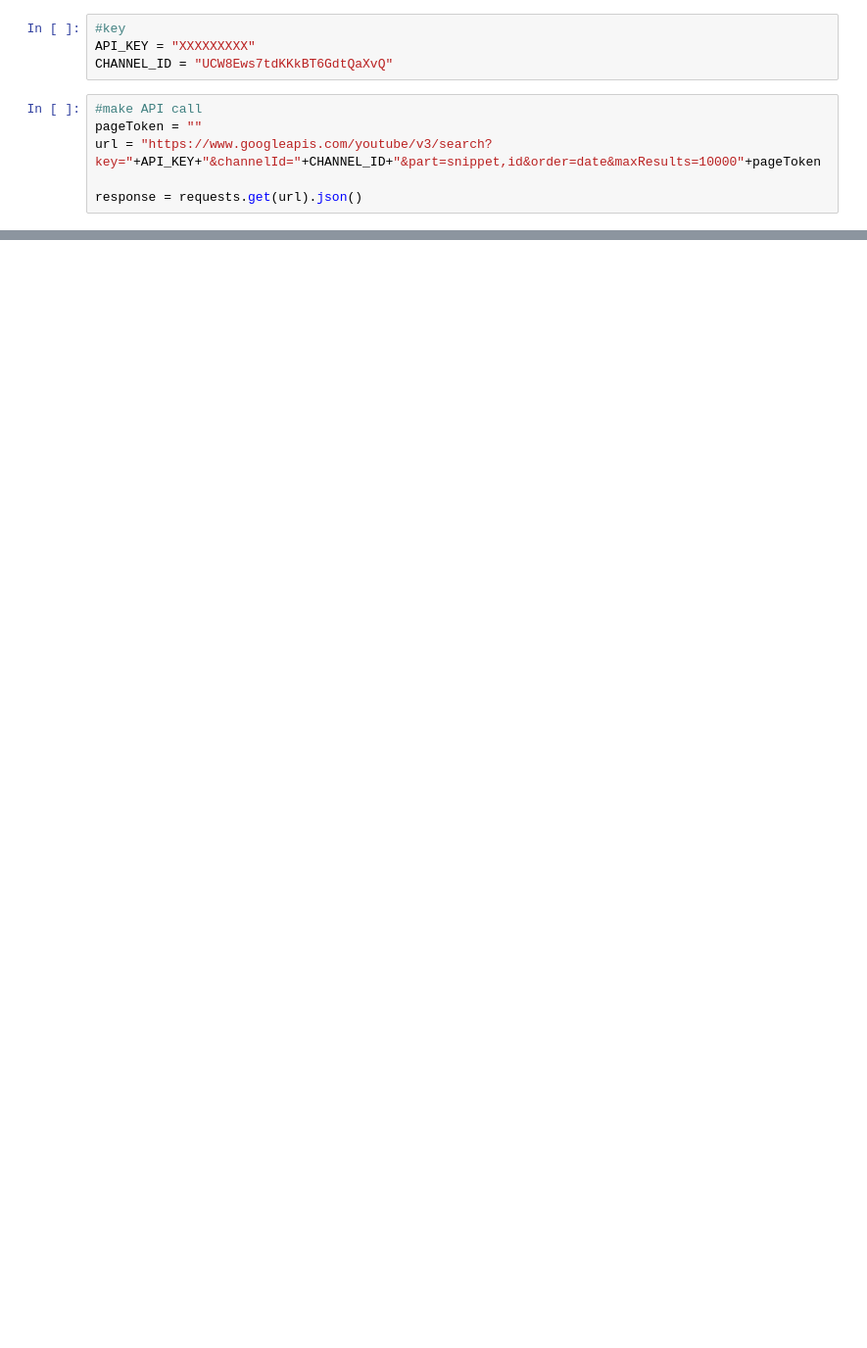
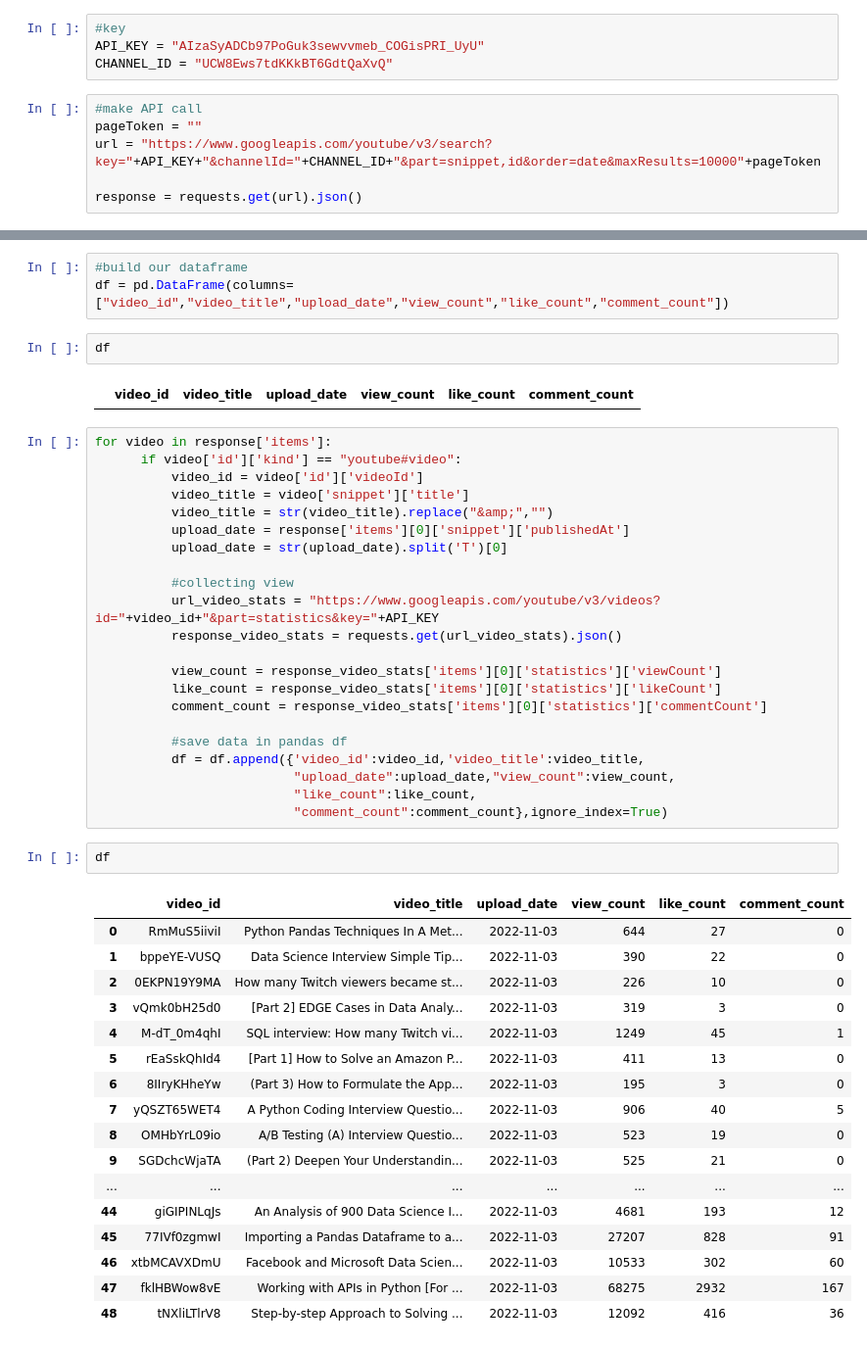
Before and after one commit to NWOYESTEPEHN/api-youtube-, a Jupyter notebook: Untitled2.ipynb, the cells around one changed output, grey strips where cells are left out. Shown at 98% size. Cells and saved outputs as stored; diff of their text form; blank space fills up the shorter version.

```diff
--- a/Untitled2.ipynb
+++ b/Untitled2.ipynb
@@ -7,7 +7,7 @@ import pandas as pd
 import time
 # %%
 #key
-API_KEY = "XXXXXXXXX"
+API_KEY = "AIzaSyADCb97PoGuk3sewvvmeb_COGisPRI_UyU"
 CHANNEL_ID = "UCW8Ews7tdKKkBT6GdtQaXvQ"
 # %%
 #make API call
@@ -37,0 +40,49 @@ response
+# %%
+#build our dataframe
+df = pd.DataFrame(columns=["video_id","video_title","upload_date","view_count","like_count","comment_count"])
+# %%
+df
+# %% [output]
+|  | video_id | video_title | upload_date | view_count | like_count | comment_count |
+# %%
+for video in response['items']:
+      if video['id']['kind'] == "youtube#video":
+          video_id = video['id']['videoId']
+          video_title = video['snippet']['title']
+          video_title = str(video_title).replace("&amp;","")
+          upload_date = response['items'][0]['snippet']['publishedAt']
+          upload_date = str(upload_date).split('T')[0]
+
+          #collecting view
+          url_video_stats = "https://www.googleapis.com/youtube/v3/videos?id="+video_id+"&part=statistics&key="+API_KEY
+          response_video_stats = requests.get(url_video_stats).json()
+
+          view_count = response_video_stats['items'][0]['statistics']['viewCount']
+          like_count = response_video_stats['items'][0]['statistics']['likeCount']
+          comment_count = response_video_stats['items'][0]['statistics']['commentCount']
+
+          #save data in pandas df
+          df = df.append({'video_id':video_id,'video_title':video_title,
+                          "upload_date":upload_date,"view_count":view_count,
+                          "like_count":like_count,
+                          "comment_count":comment_count},ignore_index=True)
+# %%
+df
+# %% [output]
+|  | video_id | video_title | upload_date | view_count | like_count | comment_count |
+| 0 | RmMuS5iiviI | Python Pandas Techniques In A Met... | 2022-11-03 | 644 | 27 | 0 |
+| 1 | bppeYE-VUSQ | Data Science Interview Simple Tip... | 2022-11-03 | 390 | 22 | 0 |
+| 2 | 0EKPN19Y9MA | How many Twitch viewers became st... | 2022-11-03 | 226 | 10 | 0 |
+| 3 | vQmk0bH25d0 | [Part 2] EDGE Cases in Data Analy... | 2022-11-03 | 319 | 3 | 0 |
+| 4 | M-dT_0m4qhI | SQL interview: How many Twitch vi... | 2022-11-03 | 1249 | 45 | 1 |
+| 5 | rEaSskQhId4 | [Part 1] How to Solve an Amazon P... | 2022-11-03 | 411 | 13 | 0 |
+| 6 | 8IIryKHheYw | (Part 3) How to Formulate the App... | 2022-11-03 | 195 | 3 | 0 |
+| 7 | yQSZT65WET4 | A Python Coding Interview Questio... | 2022-11-03 | 906 | 40 | 5 |
+| 8 | OMHbYrL09io | A/B Testing (A) Interview Questio... | 2022-11-03 | 523 | 19 | 0 |
+| 9 | SGDchcWjaTA | (Part 2) Deepen Your Understandin... | 2022-11-03 | 525 | 21 | 0 |
+| ... | ... | ... | ... | ... | ... | ... |
+| 44 | giGIPINLqJs | An Analysis of 900 Data Science I... | 2022-11-03 | 4681 | 193 | 12 |
+| 45 | 77IVf0zgmwI | Importing a Pandas Dataframe to a... | 2022-11-03 | 27207 | 828 | 91 |
+| 46 | xtbMCAVXDmU | Facebook and Microsoft Data Scien... | 2022-11-03 | 10533 | 302 | 60 |
+| 47 | fklHBWow8vE | Working with APIs in Python [For ... | 2022-11-03 | 68275 | 2932 | 167 |
+| 48 | tNXliLTlrV8 | Step-by-step Approach to Solving ... | 2022-11-03 | 12092 | 416 | 36 |
```
Also changed, not shown: parts of 2 cells of this notebook.
